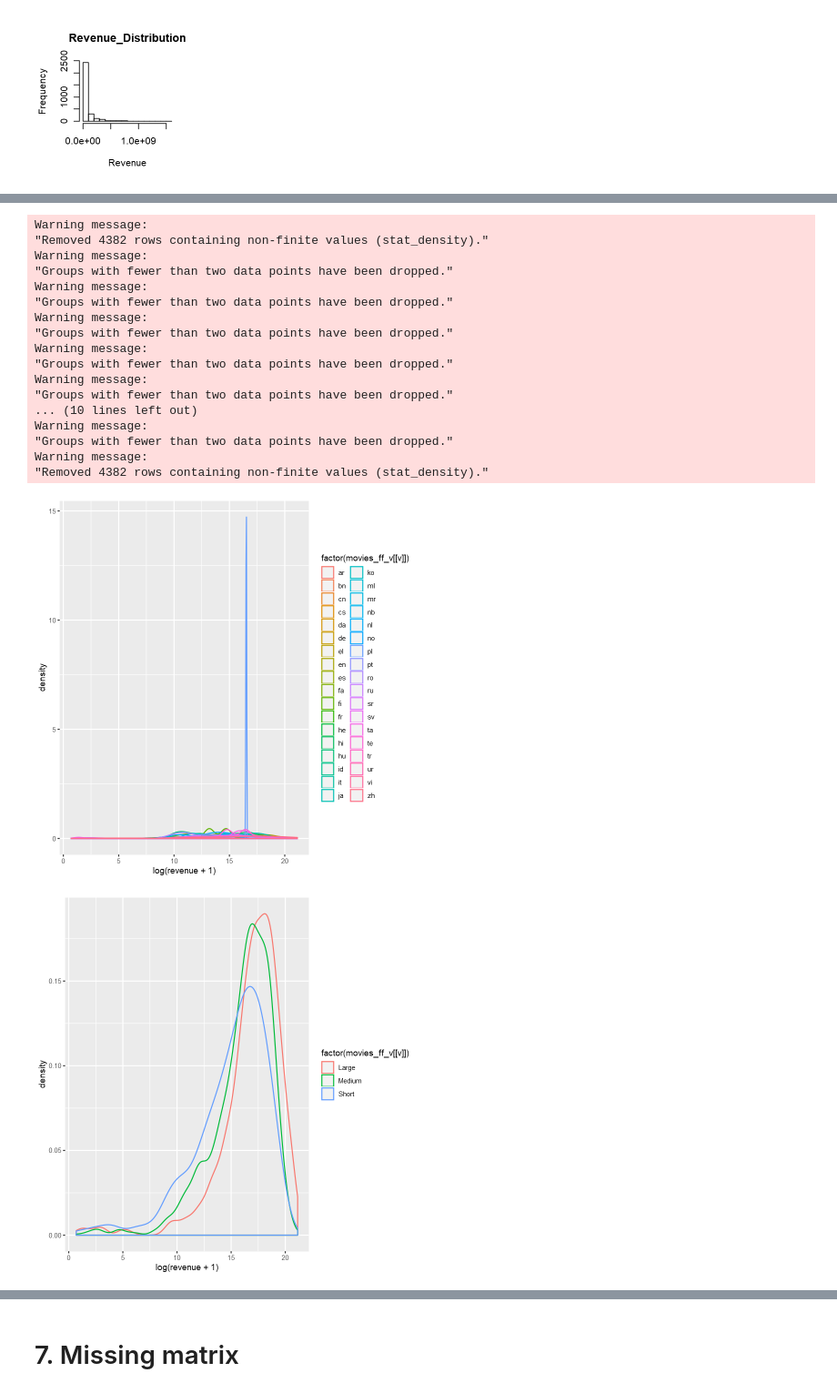
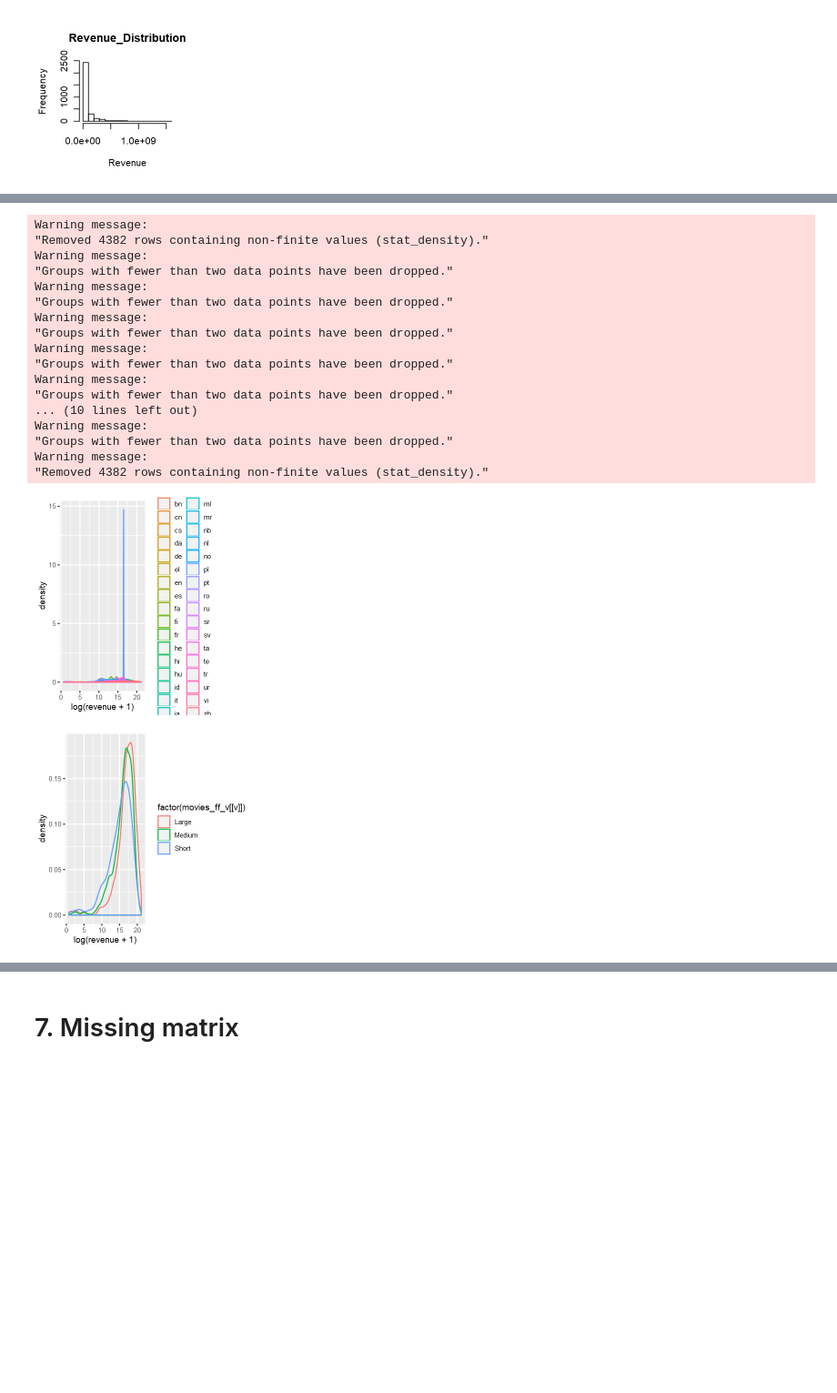
Before and after one commit to mouhadeb/DataScience, a Jupyter notebook: stats/Exercise 4 EDA.ipynb, the cells around one changed output, grey strips where cells are left out. Shown at 91% size. Drawn from its saved outputs; the diff is of its cells as text; code cells hidden in the pictures; blank space fills up the shorter version.

```diff
--- a/stats/Exercise 4 EDA.ipynb
+++ b/stats/Exercise 4 EDA.ipynb
@@ -1110,27 +1086,30 @@ From the pairs function we can see that the budget gives some kind of linear dis
 # %%
+# Ploting revenue distribution against the "original_language","runtime_cat"
+options(repr.plot.width = 4, repr.plot.height = 4)
 nm <-c("original_language","runtime_cat")
 for (v in nm){
 g1 <- ggplot(data=movies_ff_v) +
    geom_density(aes(log(revenue+1), col=factor(movies_ff_v[[v]]),group=factor(movies_ff_v[[v]])))
     plot(g1)
 }
+#Couldn't find any changes in revenue's distribution
 # %% [output]
 Warning message:
 "Removed 4382 rows containing non-finite values (stat_density)."
 Warning message:
 "Groups with fewer than two data points have been dropped."
 Warning message:
 "Groups with fewer than two data points have been dropped."
 Warning message:
 "Groups with fewer than two data points have been dropped."
 Warning message:
 "Groups with fewer than two data points have been dropped."
 Warning message:
 "Groups with fewer than two data points have been dropped."
 ... (10 lines left out)
 Warning message:
 "Groups with fewer than two data points have been dropped."
 Warning message:
 "Removed 4382 rows containing non-finite values (stat_density)."
-[figure, old version]
+[figure, new version]
-[figure, old version]
+[figure, new version]
```
Also changed, not shown: parts of 29 cells of this notebook, 1 other file.
